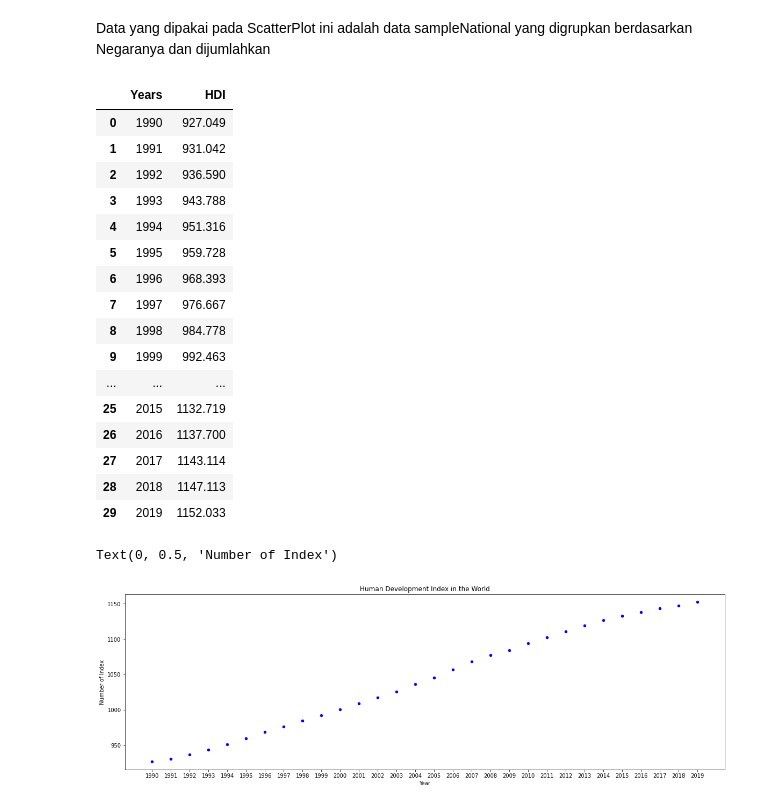
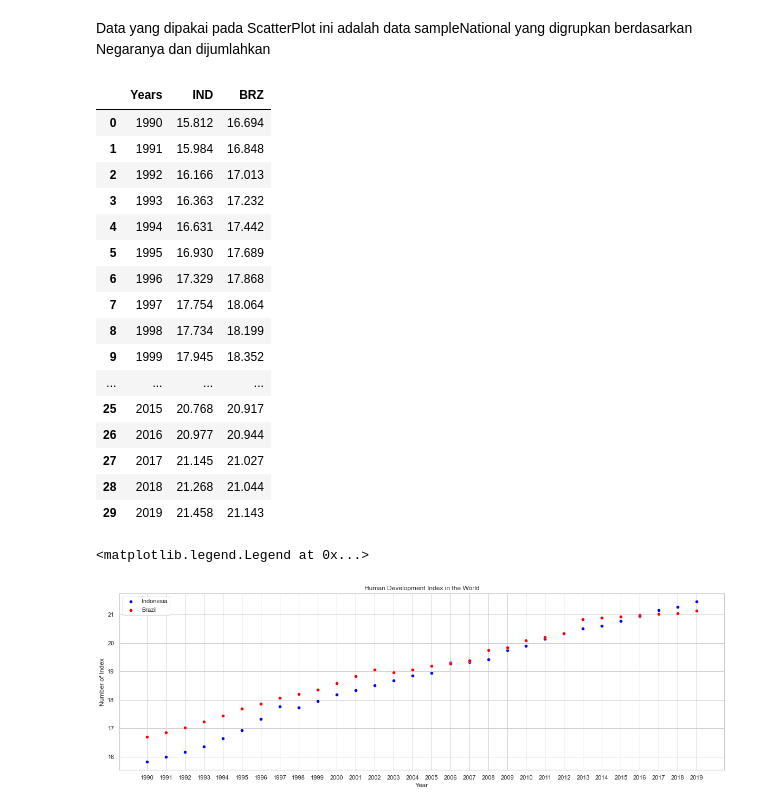
Before and after one commit to AbdulHafidh-AI/ProyekVisdat, a Jupyter notebook: HumanDevelopmentIndex.ipynb, the cells around one changed output. Drawn from its saved outputs; the diff is of its cells as text; code cells hidden in the pictures.

```diff
--- a/HumanDevelopmentIndex.ipynb
+++ b/HumanDevelopmentIndex.ipynb
@@ -680,34 +681,43 @@ IndBrzBoxPlot.describe()
 # %% [markdown]
 Data yang dipakai pada ScatterPlot ini adalah data sampleNational yang digrupkan berdasarkan Negaranya dan dijumlahkan
 # %%
+# dataSP = sampleNational.groupby('Country', axis=0).sum()
+# scatPlot = pd.DataFrame(dataSP[years].sum(axis=0))
+# scatPlot.reset_index(inplace=True)
+# scatPlot.columns = ('Years', 'HDI')
+# scatPlot
 dataSP = sampleNational.groupby('Country', axis=0).sum()
-scatPlot = pd.DataFrame(dataSP[years].sum(axis=0))
-scatPlot.reset_index(inplace=True)
-scatPlot.columns = ('Years', 'HDI')
-scatPlot
+scatPlotIND = dataSP.loc[['Indonesia', 'Brazil'], years].transpose()
+scatPlotIND.reset_index(inplace=True)
+scatPlotIND.columns = ('Years', 'IND', 'BRZ')
+scatPlotIND
 # %% [output]
-|  | Years | HDI |
-| 0 | 1990 | 927.049 |
-| 1 | 1991 | 931.042 |
-| 2 | 1992 | 936.590 |
-| 3 | 1993 | 943.788 |
-| 4 | 1994 | 951.316 |
-| 5 | 1995 | 959.728 |
-| 6 | 1996 | 968.393 |
-| 7 | 1997 | 976.667 |
-| 8 | 1998 | 984.778 |
-| 9 | 1999 | 992.463 |
-| ... | ... | ... |
-| 25 | 2015 | 1132.719 |
-| 26 | 2016 | 1137.700 |
-| 27 | 2017 | 1143.114 |
-| 28 | 2018 | 1147.113 |
-| 29 | 2019 | 1152.033 |
+|  | Years | IND | BRZ |
+| 0 | 1990 | 15.812 | 16.694 |
+| 1 | 1991 | 15.984 | 16.848 |
+| 2 | 1992 | 16.166 | 17.013 |
+| 3 | 1993 | 16.363 | 17.232 |
+| 4 | 1994 | 16.631 | 17.442 |
+| 5 | 1995 | 16.930 | 17.689 |
+| 6 | 1996 | 17.329 | 17.868 |
+| 7 | 1997 | 17.754 | 18.064 |
+| 8 | 1998 | 17.734 | 18.199 |
+| 9 | 1999 | 17.945 | 18.352 |
+| ... | ... | ... | ... |
+| 25 | 2015 | 20.768 | 20.917 |
+| 26 | 2016 | 20.977 | 20.944 |
+| 27 | 2017 | 21.145 | 21.027 |
+| 28 | 2018 | 21.268 | 21.044 |
+| 29 | 2019 | 21.458 | 21.143 |
 # %%
-scatPlot.plot(kind='scatter', x='Years', y = 'HDI', figsize = (20,6), color='blue')
+sns.set_theme(style="whitegrid", palette="pastel")
+plt.figure(figsize=(20,6))
+sns.scatterplot(data=scatPlotIND, x='Years', y = 'IND', color='blue')
+sns.scatterplot(data=scatPlotIND, x='Years', y = 'BRZ', color='red')
 plt.title("Human Development Index in the World")
 plt.xlabel("Year")
 plt.ylabel("Number of Index")
+plt.legend(['Indonesia', 'Brazil'])
 # %% [output]
-Text(0, 0.5, 'Number of Index')
+<matplotlib.legend.Legend at 0x...>
-[figure, old version]
+[figure, new version]
```
Also changed, not shown: parts of 2 cells of this notebook.
